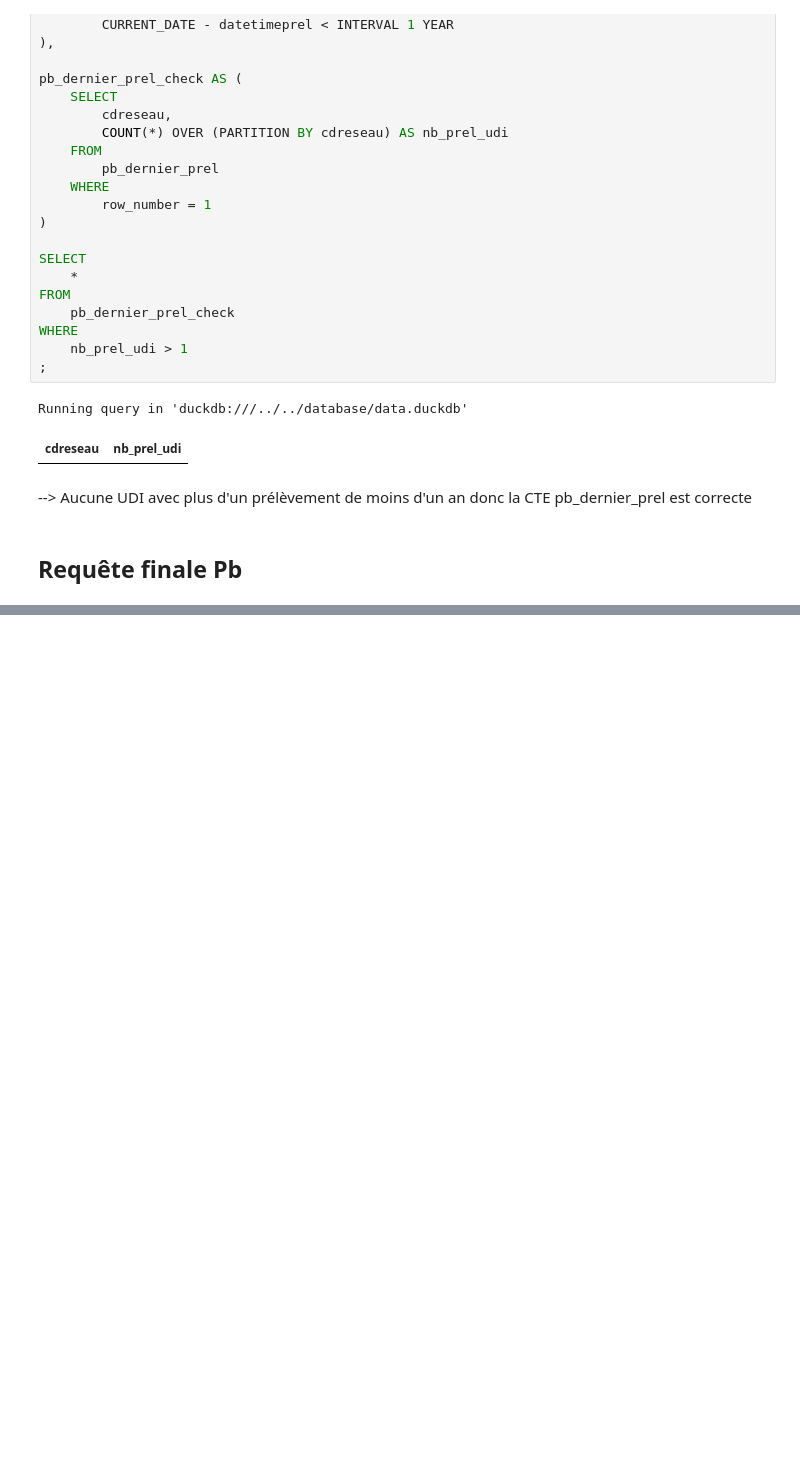
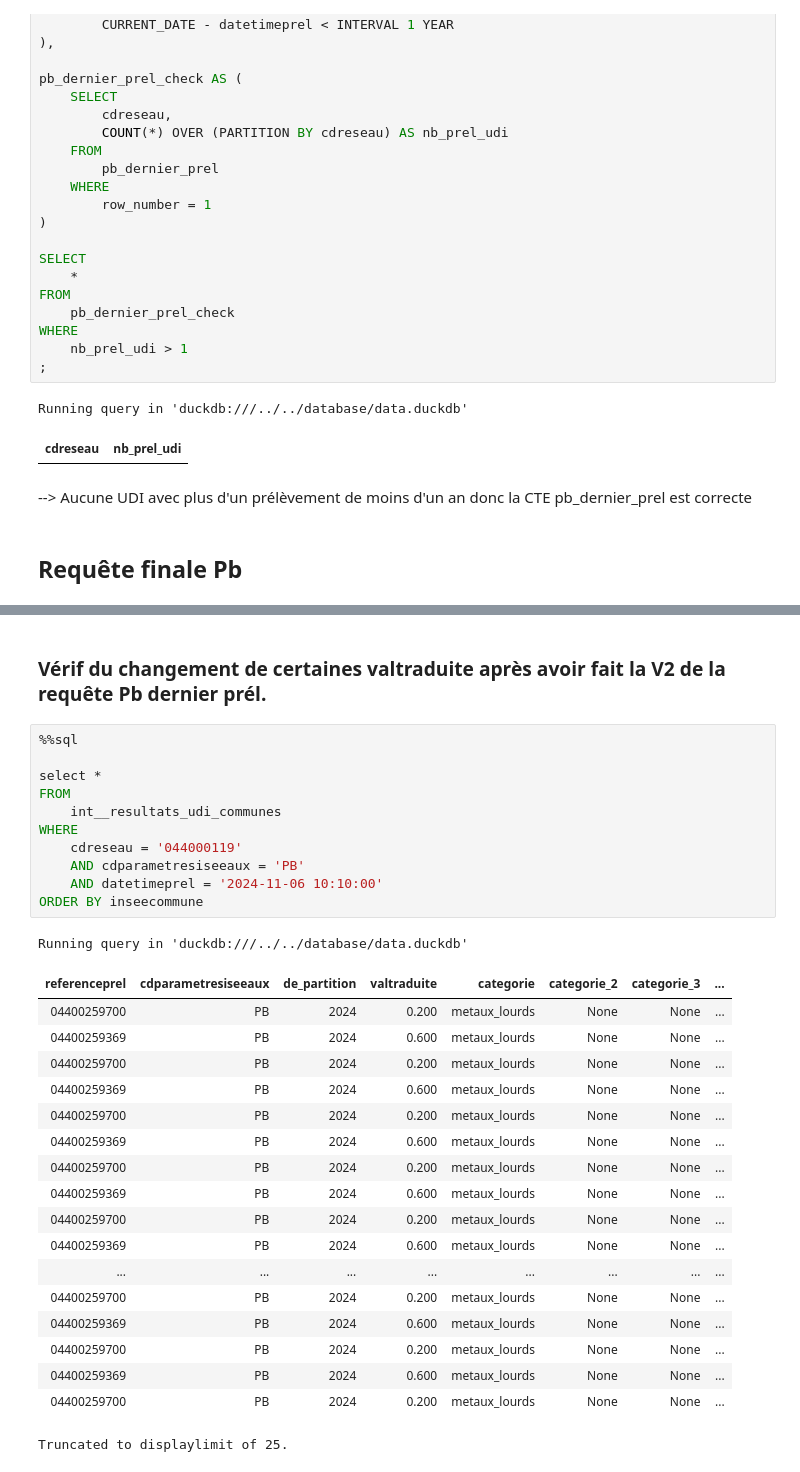
Before and after one commit to dataforgoodfr/13_pollution_eau, a Jupyter notebook: analytics/notebooks/resultats_metaux_lourds.ipynb, the cells around one changed output, grey strips where cells are left out. Drawn from its saved outputs; the diff is of its cells as text; blank space fills up the shorter version.

```diff
--- a/analytics/notebooks/resultats_metaux_lourds.ipynb
+++ b/analytics/notebooks/resultats_metaux_lourds.ipynb
@@ -374,0 +451,33 @@ Truncated to displaylimit of 100.
+# %% [markdown]
+### Vérif du changement de certaines valtraduite après avoir fait la V2 de la requête Pb dernier prél.
+# %%
+%%sql
+
+select *
+FROM
+    int__resultats_udi_communes
+WHERE
+    cdreseau = '044000119'
+    AND cdparametresiseeaux = 'PB'
+    AND datetimeprel = '2024-11-06 10:10:00'
+ORDER BY inseecommune
+# %% [output]
+Running query in 'duckdb:///../../database/data.duckdb'
+| referenceprel | cdparametresiseeaux | de_partition | valtraduite | categorie | categorie_2 | categorie_3 | ... |
+| 04400259700 | PB | 2024 | 0.200 | metaux_lourds | None | None | ... |
+| 04400259369 | PB | 2024 | 0.600 | metaux_lourds | None | None | ... |
+| 04400259700 | PB | 2024 | 0.200 | metaux_lourds | None | None | ... |
+| 04400259369 | PB | 2024 | 0.600 | metaux_lourds | None | None | ... |
+| 04400259700 | PB | 2024 | 0.200 | metaux_lourds | None | None | ... |
+| 04400259369 | PB | 2024 | 0.600 | metaux_lourds | None | None | ... |
+| 04400259700 | PB | 2024 | 0.200 | metaux_lourds | None | None | ... |
+| 04400259369 | PB | 2024 | 0.600 | metaux_lourds | None | None | ... |
+| 04400259700 | PB | 2024 | 0.200 | metaux_lourds | None | None | ... |
+| 04400259369 | PB | 2024 | 0.600 | metaux_lourds | None | None | ... |
+| ... | ... | ... | ... | ... | ... | ... | ... |
+| 04400259700 | PB | 2024 | 0.200 | metaux_lourds | None | None | ... |
+| 04400259369 | PB | 2024 | 0.600 | metaux_lourds | None | None | ... |
+| 04400259700 | PB | 2024 | 0.200 | metaux_lourds | None | None | ... |
+| 04400259369 | PB | 2024 | 0.600 | metaux_lourds | None | None | ... |
+| 04400259700 | PB | 2024 | 0.200 | metaux_lourds | None | None | ... |
+Truncated to displaylimit of 25.
```
Also changed, not shown: parts of 13 cells of this notebook.
